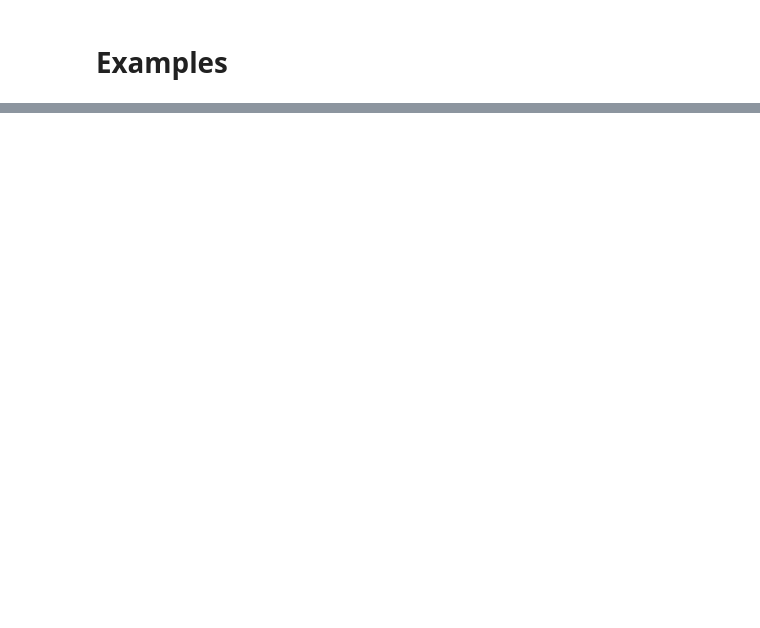
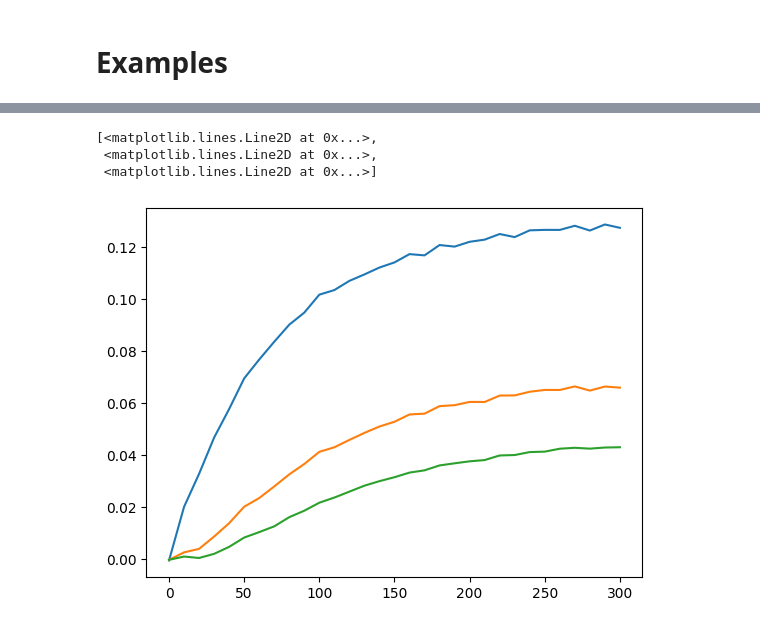
Before and after one commit to not-keertana/PYKINEMODE-CODE-IMPROVEMENT, a Jupyter notebook: code/Pykinemod_with_inputs.ipynb, the cells around one changed output, grey strips where cells are left out. Drawn from its saved outputs; the diff is of its cells as text; code cells hidden in the pictures; blank space fills up the shorter version.

```diff
--- a/code/Pykinemod_with_inputs.ipynb
+++ b/code/Pykinemod_with_inputs.ipynb
@@ -3961,0 +3213,18 @@ One or more species names in concentration data file are invalid. Allowed names:
+# %%
+cand_ratelaws1 = CandidateRateLaws(N[0], type="Irreversible")
+cand_ratelaws2 = CandidateRateLaws(N[1], type="Irreversible")
+cand_ratelaws3 = CandidateRateLaws(N[2], type="Irreversible")
+
+sim.add_ratelaws(
+    [cand_ratelaws1[2], cand_ratelaws2[2], cand_ratelaws3[2]],
+    [[0.0315], [0.0638], [0.1505]]
+)
+# %%
+results_semi = sim.run_simulation(time, alpha=1)
+
+c_semi  = results_semi["moles"]
+f_semi  = results_semi["flow_rate"]
+r_semi  = results_semi["reaction_rate"]
+xr_semi = results_semi["xr"]
+xin_semi = results_semi["xin"]
+xout_semi = results_semi["xout"]
@@ -3961,0 +3267,7 @@ One or more species names in concentration data file are invalid. Allowed names:
+# %%
+plt.plot(time,xr_semi)
+# %% [output]
+[<matplotlib.lines.Line2D at 0x...>,
+ <matplotlib.lines.Line2D at 0x...>,
+ <matplotlib.lines.Line2D at 0x...>]
+[figure, added]
```
Also changed, not shown: parts of 42 cells of this notebook, 4 other files.
